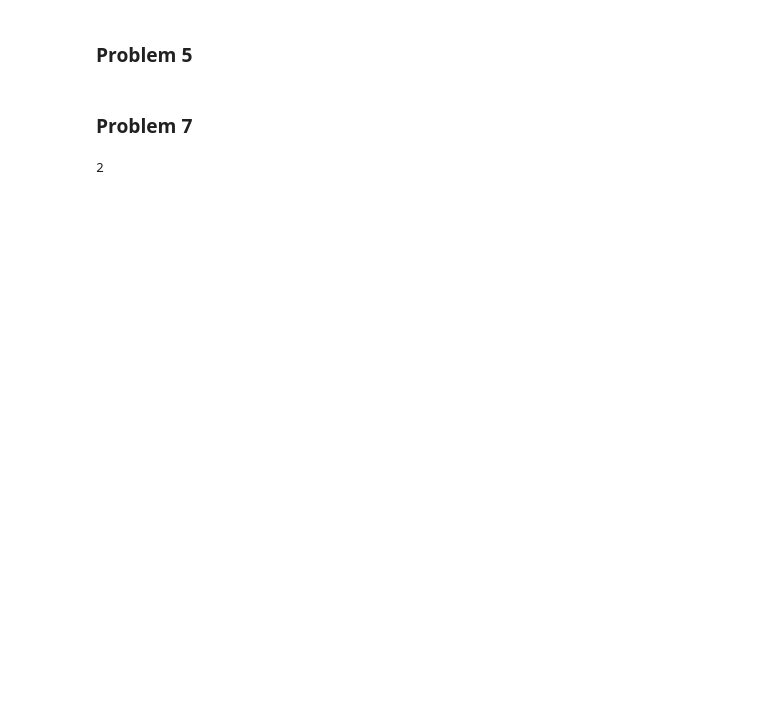
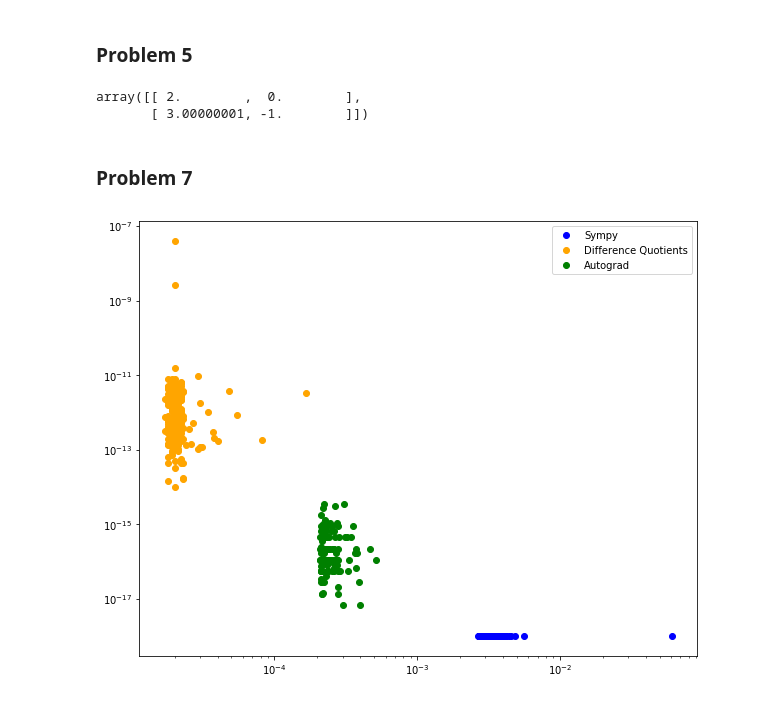
Before and after one commit to hihowme/persp-model-econ_w20, a Jupyter notebook: ProblemSets/PS2/PS2_part1_haihao.ipynb, the cells around one changed output. Saved outputs shown, nothing was run; the diff lists cells and outputs as text; code cells hidden in the pictures; blank space fills up the shorter version.

```diff
--- a/ProblemSets/PS2/PS2_part1_haihao.ipynb
+++ b/ProblemSets/PS2/PS2_part1_haihao.ipynb
@@ -85,10 +161,69 @@ ax.legend()
 # %% [markdown]
 ### Problem 5
+# %%
+def J_matrix(f, x0, h):
+    J = np.zeros((len(f),len(x0)))
+    I = np.identity(len(x0))
+    for i, fun in enumerate(f):
+        for j, pt in enumerate(x0):
+            func = lambdify((x, y), fun, 'numpy')
+            xleft = pt - h * I[:,j]
+            xright = pt + h * I[:,j]
+            J[i, j] = (func(xright[0], xright[1]) - func(xleft[0], xleft[1])) / (2 * h)
+    return J
+
+#test case
+x = sy.Symbol('x')
+y = sy.Symbol('y')
+f_ = [x**2, x**3-y]
+x0 = [1, 1]
+h = 1e-4
+J_matrix(f_, x0 , h)
+# %% [output]
+array([[ 2.        ,  0.        ],
+       [ 3.00000001, -1.        ]])
 # %% [markdown]
 ### Problem 7
-# %%
-f = lambda a: (sy.sin(a)+1)**(sy.sin(sy.cos(a)))
-# %%
-f(1)
-# %% [output]
-2
+# %%
+import time
+from autograd import numpy as anp
+from autograd import grad
+
+def Time(N):
+    Time1 = np.zeros(N,dtype='float')
+    Time2 = np.zeros(N,dtype='float')
+    Time3 = np.zeros(N,dtype='float')
+    Error1 = 1e-18*np.ones(N,dtype='float')
+    Error2 = np.zeros(N,dtype='float')
+    Error3 = np.zeros(N,dtype='float')
+    dg = grad(lambda x: (anp.sin(x) + 1) ** (anp.sin(anp.cos(x))) )
+    for i in range(N):
+        xp = np.random.uniform(low=-np.pi, high=np.pi)
+
+        time_begin_1 = time.clock()
+        rv1 = f_derivative(xp)
+        time_end_1 = time.clock()
+        Time1[i] = time_end_1 - time_begin_1
+
+        time_begin_2 = time.clock()
+        rv2 = centered_4(f, xp, 0.0001)
+        time_end_2 = time.clock()
+        Time2[i] = time_end_2 - time_begin_2
+        Error2[i] = abs(rv2 - rv1)
+
+        time_begin_3 = time.clock()
+        rv3 = dg(xp)
+        time_end_3 = time.clock()
+        Time3[i] = time_end_3-time_begin_3
+        Error3[i] = abs(rv3 - rv1)
+
+    ax = plt.figure(figsize=(10,8)).gca()
+    ax.loglog(Time1,Error1,'ro',label='Sympy',color='blue')
+    ax.loglog(Time2,Error2,'ro',label='Difference Quotients',color='orange')
+    ax.loglog(Time3,Error3,'ro',label='Autograd',color='green')
+    ax.legend()
+    return
+
+Time(200)
+# %% [output]
+[figure, added]
```
Also changed, not shown: parts of 4 cells of this notebook, 2 other files.
